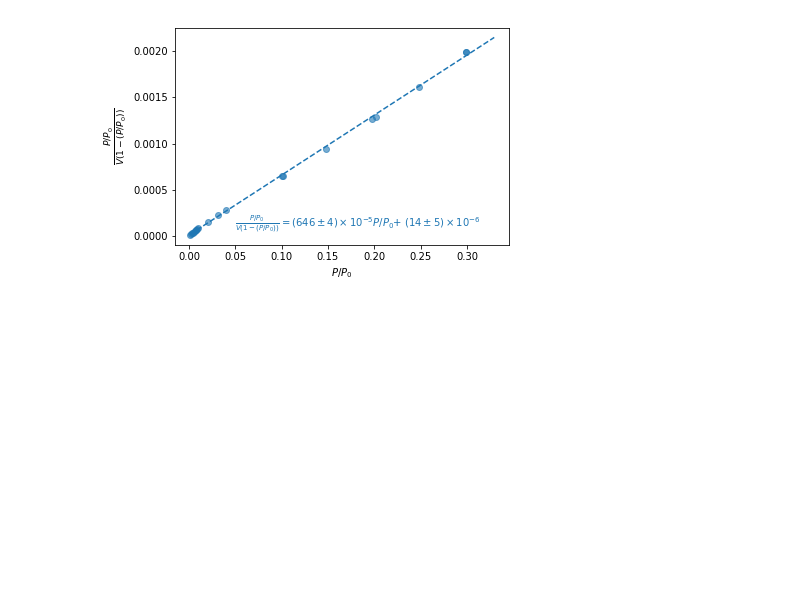
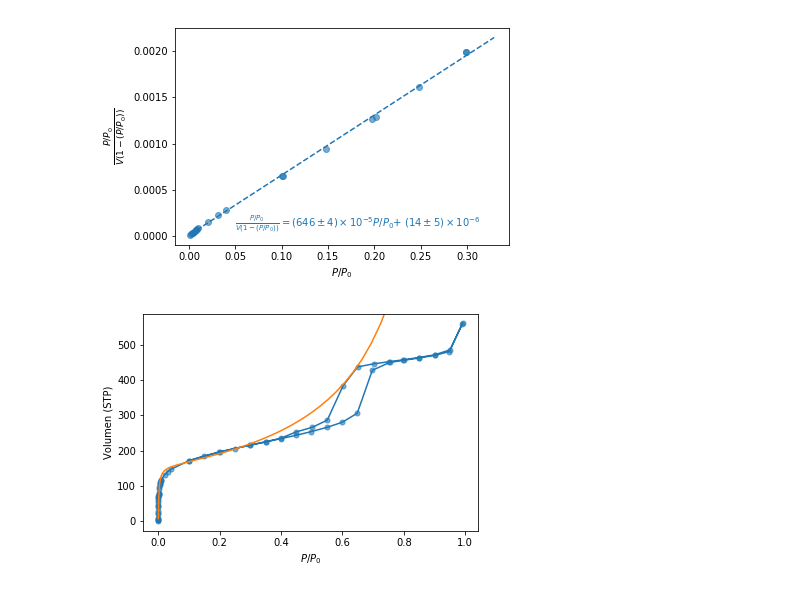
Before and after one commit to jsbarbosa/fqAvanzada, a Jupyter notebook: Isotermas/Plots.ipynb, the cells around one changed output. Cells and saved outputs as stored; diff of their text form; code cells hidden in the pictures; blank space fills up the shorter version.

Commit message:
isotermas

```diff
--- a/Isotermas/Plots.ipynb
+++ b/Isotermas/Plots.ipynb
@@ -57,11 +65,11 @@ yfit = m*xfit + b
 # %%
 vm = getVm(m, b)
-c = getC(m, b)
+C = getC(m, b)
 dvm = getdVm(m, b, dm, db)
-dc = getdC(m, b, dm, db)
+dC = getdC(m, b, dm, db)
 print(m, b)
 print(vm, dvm)
-print(c, dc)
+print(C, dC)
 # %% [output]
 0.006463977567770335 1.3618974108645333e-05
 154.37824716849784 0.986790934761154
@@ -109,3 +96,24 @@ plt.savefig('BET.png', dpi = 300)
 plt.show()
 # %% [output]
 [figure]
+# %%
+c = plt.plot(rP, V, "o", ms = 5, alpha = 0.6)[0].get_color()
+plt.plot(rP, V, "-", c = c)
+
+psi = np.logspace(-4, -0.1, 200)
+VBET = BET(vm, C, psi)
+
+ylim = plt.gca().get_ylim()
+
+plt.plot(psi, VBET)
+
+plt.xlabel('$P/P_0$')
+plt.ylabel('Volumen (STP)')
+
+plt.ylim(ylim)
+
+plt.savefig('isoterma.png', dpi = 300)
+
+plt.show()
+# %% [output]
+[figure, added]
```
Also changed, not shown: parts of 10 cells of this notebook, 11 other files.
